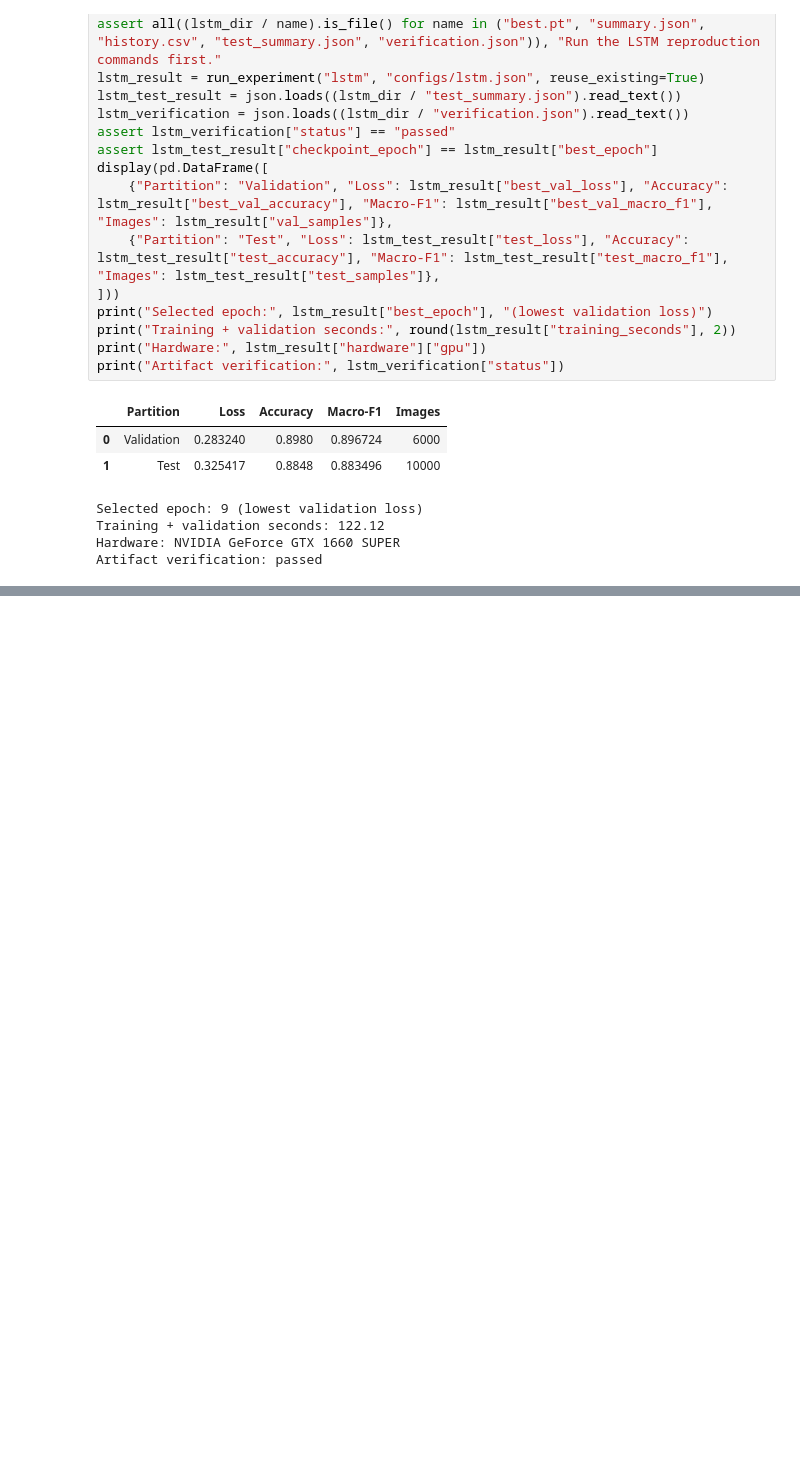
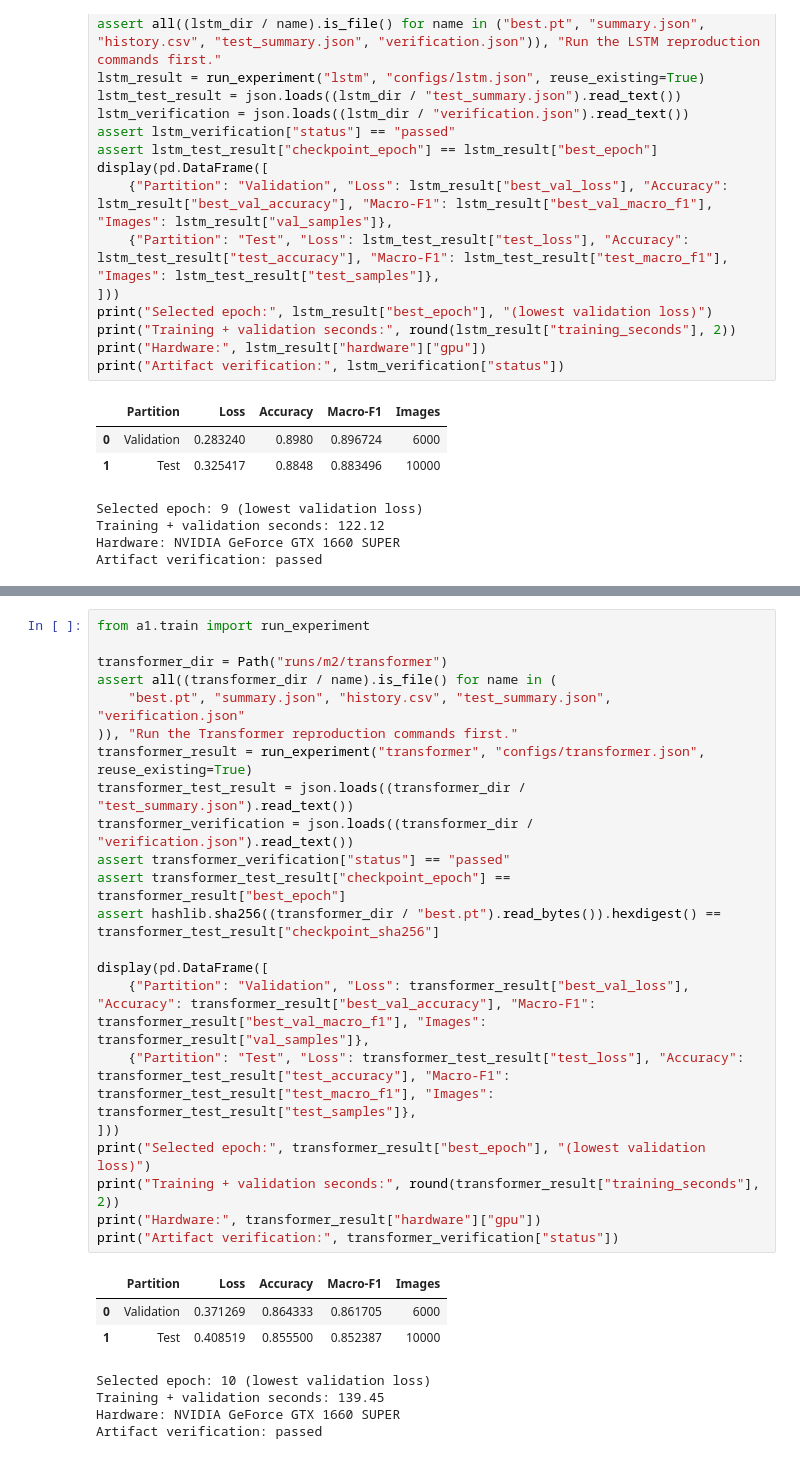
Before and after one commit to VVTN13/DL-ASS, a Jupyter notebook: A1/dl1-261.ipynb, the cells around one changed output, grey strips where cells are left out. Saved outputs shown, nothing was run; the diff lists cells and outputs as text; blank space fills up the shorter version.

```diff
--- a/A1/dl1-261.ipynb
+++ b/A1/dl1-261.ipynb
@@ -410,0 +483,30 @@ full five-model comparison remain unfinished. AI assistance is disclosed in
+# %%
+from a1.train import run_experiment
+
+transformer_dir = Path("runs/m2/transformer")
+assert all((transformer_dir / name).is_file() for name in (
+    "best.pt", "summary.json", "history.csv", "test_summary.json", "verification.json"
+)), "Run the Transformer reproduction commands first."
+transformer_result = run_experiment("transformer", "configs/transformer.json", reuse_existing=True)
+transformer_test_result = json.loads((transformer_dir / "test_summary.json").read_text())
+transformer_verification = json.loads((transformer_dir / "verification.json").read_text())
+assert transformer_verification["status"] == "passed"
+assert transformer_test_result["checkpoint_epoch"] == transformer_result["best_epoch"]
+assert hashlib.sha256((transformer_dir / "best.pt").read_bytes()).hexdigest() == transformer_test_result["checkpoint_sha256"]
+
+display(pd.DataFrame([
+    {"Partition": "Validation", "Loss": transformer_result["best_val_loss"], "Accuracy": transformer_result["best_val_accuracy"], "Macro-F1": transformer_result["best_val_macro_f1"], "Images": transformer_result["val_samples"]},
+    {"Partition": "Test", "Loss": transformer_test_result["test_loss"], "Accuracy": transformer_test_result["test_accuracy"], "Macro-F1": transformer_test_result["test_macro_f1"], "Images": transformer_test_result["test_samples"]},
+]))
+print("Selected epoch:", transformer_result["best_epoch"], "(lowest validation loss)")
+print("Training + validation seconds:", round(transformer_result["training_seconds"], 2))
+print("Hardware:", transformer_result["hardware"]["gpu"])
+print("Artifact verification:", transformer_verification["status"])
+# %% [output]
+|  | Partition | Loss | Accuracy | Macro-F1 | Images |
+| 0 | Validation | 0.371269 | 0.864333 | 0.861705 | 6000 |
+| 1 | Test | 0.408519 | 0.855500 | 0.852387 | 10000 |
+Selected epoch: 10 (lowest validation loss)
+Training + validation seconds: 139.45
+Hardware: NVIDIA GeForce GTX 1660 SUPER
+Artifact verification: passed
```
Also changed, not shown: parts of 11 cells of this notebook, 42 other files.
